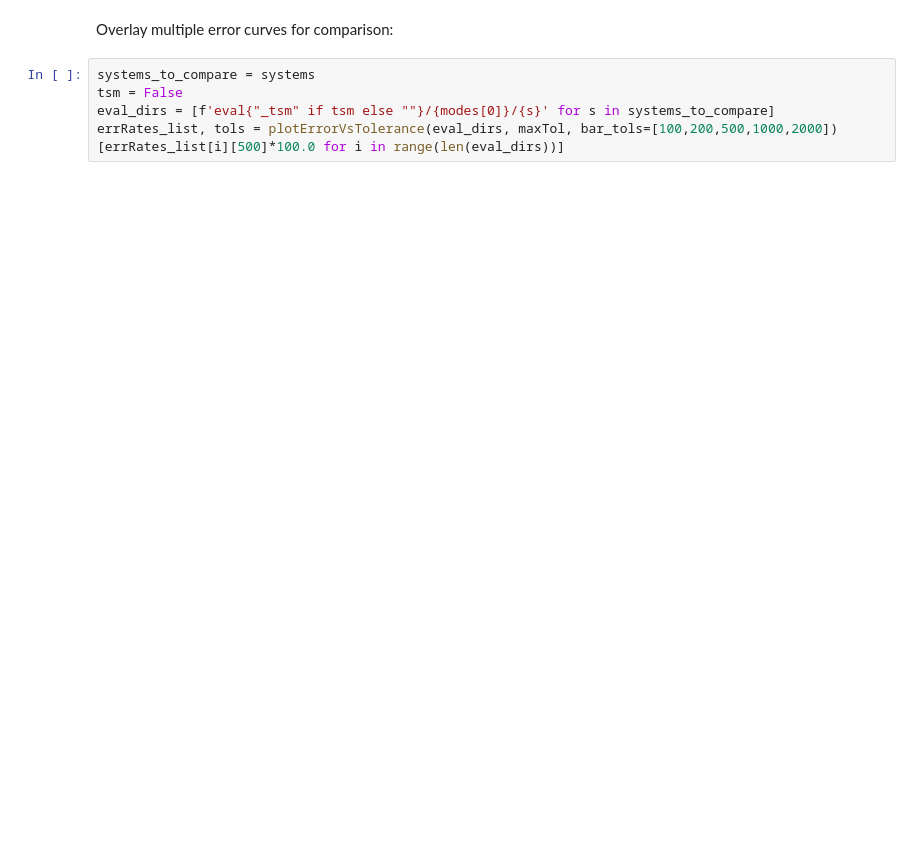
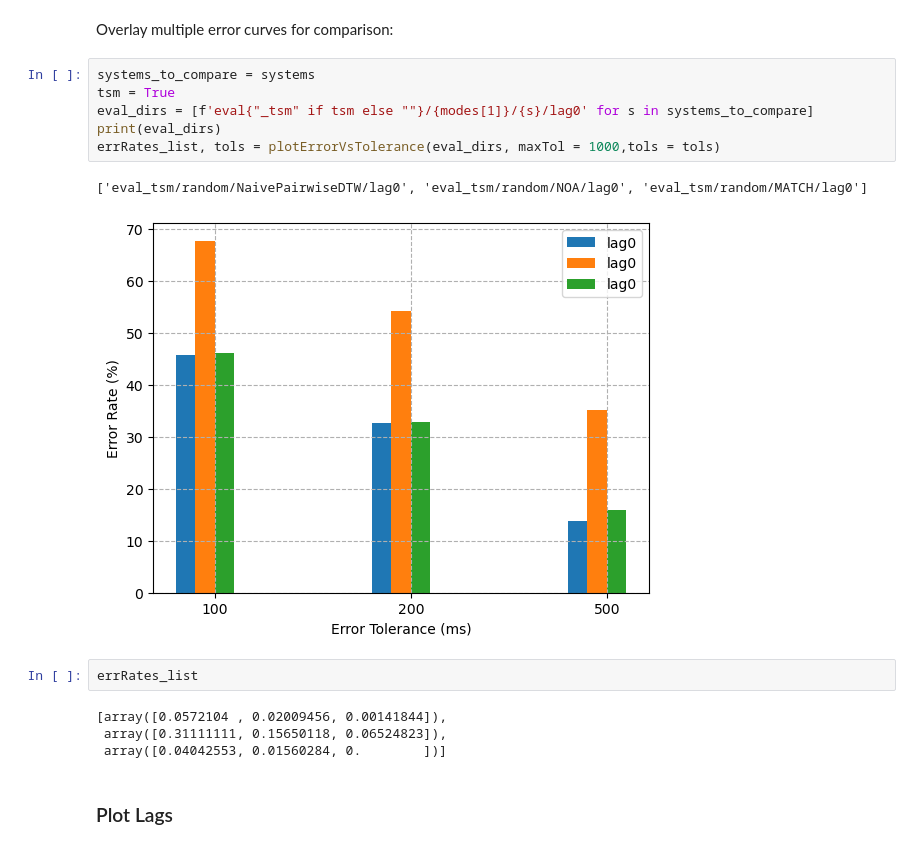
Before and after one commit to HMC-MIR/PianoConcertoAccompaniment, a Jupyter notebook: 04_Evaluate.ipynb, the cells around one changed output. Cells and saved outputs as stored; diff of their text form; blank space fills up the shorter version.

```diff
--- a/04_Evaluate.ipynb
+++ b/04_Evaluate.ipynb
@@ -102,7 +133,18 @@ for i in [100,200,500,1000,2000]:
 Overlay multiple error curves for comparison:
 # %%
 systems_to_compare = systems
-tsm = False
-eval_dirs = [f'eval{"_tsm" if tsm else ""}/{modes[0]}/{s}' for s in systems_to_compare]
-errRates_list, tols = plotErrorVsTolerance(eval_dirs, maxTol, bar_tols=[100,200,500,1000,2000])
-[errRates_list[i][500]*100.0 for i in range(len(eval_dirs))]
+tsm = True
+eval_dirs = [f'eval{"_tsm" if tsm else ""}/{modes[1]}/{s}/lag0' for s in systems_to_compare]
+print(eval_dirs)
+errRates_list, tols = plotErrorVsTolerance(eval_dirs, maxTol = 1000,tols = tols)
+# %% [output]
+['eval_tsm/random/NaivePairwiseDTW/lag0', 'eval_tsm/random/NOA/lag0', 'eval_tsm/random/MATCH/lag0']
+[figure, added]
+# %%
+errRates_list
+# %% [output]
+[array([0.0572104 , 0.02009456, 0.00141844]),
+ array([0.31111111, 0.15650118, 0.06524823]),
+ array([0.04042553, 0.01560284, 0.        ])]
+# %% [markdown]
+### Plot Lags
```
Also changed, not shown: parts of 7 cells of this notebook, 2 other files.
